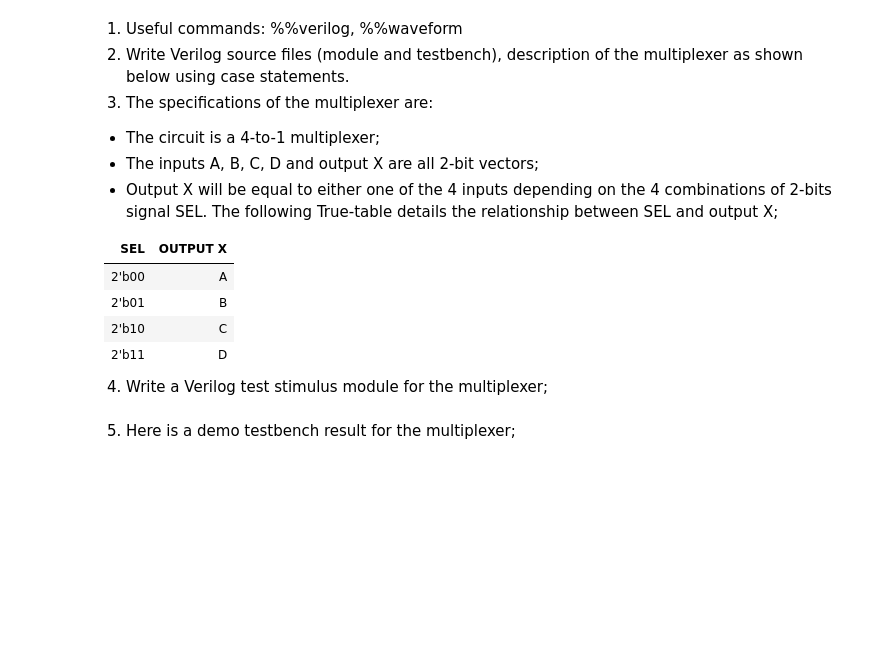
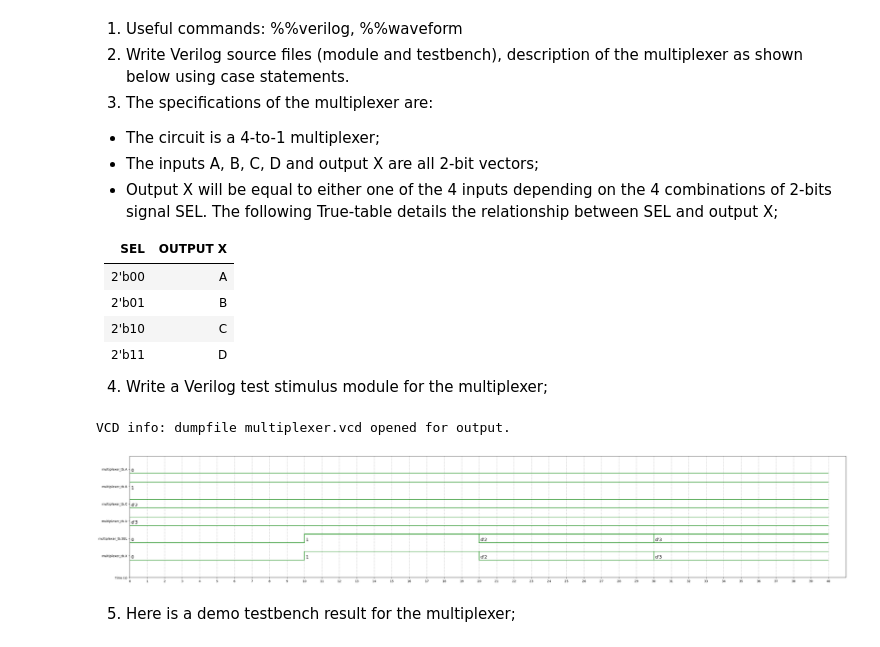
Before and after one commit to KodekLim/DSL_Exercise, a Jupyter notebook: VerilogGit_HW03_Homework.ipynb, the cells around one changed output. Drawn from its saved outputs; the diff is of its cells as text; code cells hidden in the pictures; blank space fills up the shorter version.

```diff
--- a/VerilogGit_HW03_Homework.ipynb
+++ b/VerilogGit_HW03_Homework.ipynb
@@ -160,10 +157,56 @@ module multiplexer(
 
 //YOUR CODE HERE
 //TIPS: IN THE VERILOG CASE STATEMENT, YOU HAVE TO LIST ALL CONDITION TO AVIOD ANY AMBIGUOUS STATEMENT;
+reg [1:0]X;
+always @(*)
+begin
+case(SEL)
+2'b00: X = A;
+2'b01: X = B;
+2'b10: X = C;
+2'b11: X = D;
+default: X = 2'bxx;
+endcase
+end
 
 endmodule
 
 //TESTBENCH HERE
+module multiplexer_tb;
+    wire [1:0]X;
+    reg [1:0]SEL;
+    reg [1:0]A;
+    reg [1:0]B;
+    reg [1:0]C;
+    reg [1:0]D;
+
+
+multiplexer dut(A,B,C,D,SEL,X);
+initial begin
+$dumpfile("multiplexer.vcd");
+$dumpvars;
+A = 2'b00;
+B = 2'b01;
+C = 2'b10;
+D = 2'b11;
+SEL = 2'b00;
+
+#10 SEL = 2'b01;
+#10 SEL = 2'b10;
+#10 SEL = 2'b11;
+#10 $finish;
+end
+endmodule
+# %% [output]
+VCD info: dumpfile multiplexer.vcd opened for output.
+# %%
+%%waveform multiplexer.vcd
+sign_list= ["multiplexer_tb.A","multiplexer_tb.B","multiplexer_tb.C","multiplexer_tb.D","multiplexer_tb.SEL","multiplexer_tb.X" ]
+time_begin = 0
+time_end = 40
+base ='dec'
+# %% [output]
+[figure, added]
 # %% [markdown]
 5. Here is a demo testbench result for the multiplexer;
 # %% [markdown]
```
Also changed, not shown: parts of 14 cells of this notebook.
